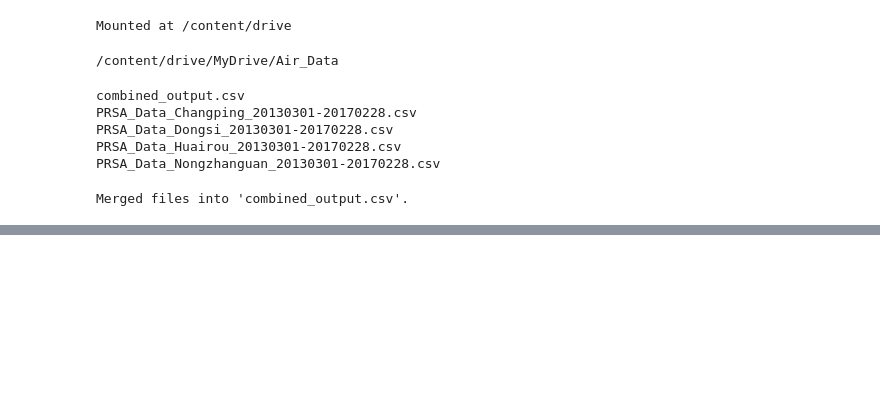
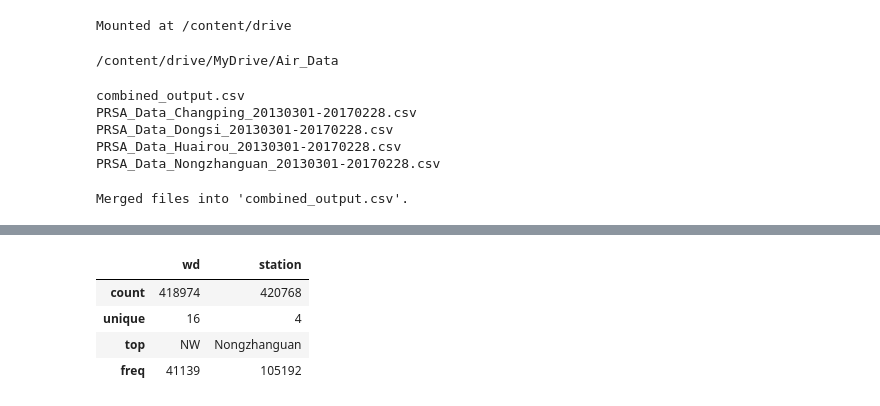
Before and after one commit to crogers-cardiffmet/Data-Analysis, a Jupyter notebook: PRAC1.ipynb, the cells around one changed output, grey strips where cells are left out. Saved outputs shown, nothing was run; the diff lists cells and outputs as text; code cells hidden in the pictures; blank space fills up the shorter version.

```diff
--- a/PRAC1.ipynb
+++ b/PRAC1.ipynb
@@ -36,0 +118,8 @@ Merged files into 'combined_output.csv'.
+# %%
+df.describe(include=['object'])
+# %% [output]
+|  | wd | station |
+| count | 418974 | 420768 |
+| unique | 16 | 4 |
+| top | NW | Nongzhanguan |
+| freq | 41139 | 105192 |
```
Also changed, not shown: parts of 11 cells of this notebook.
